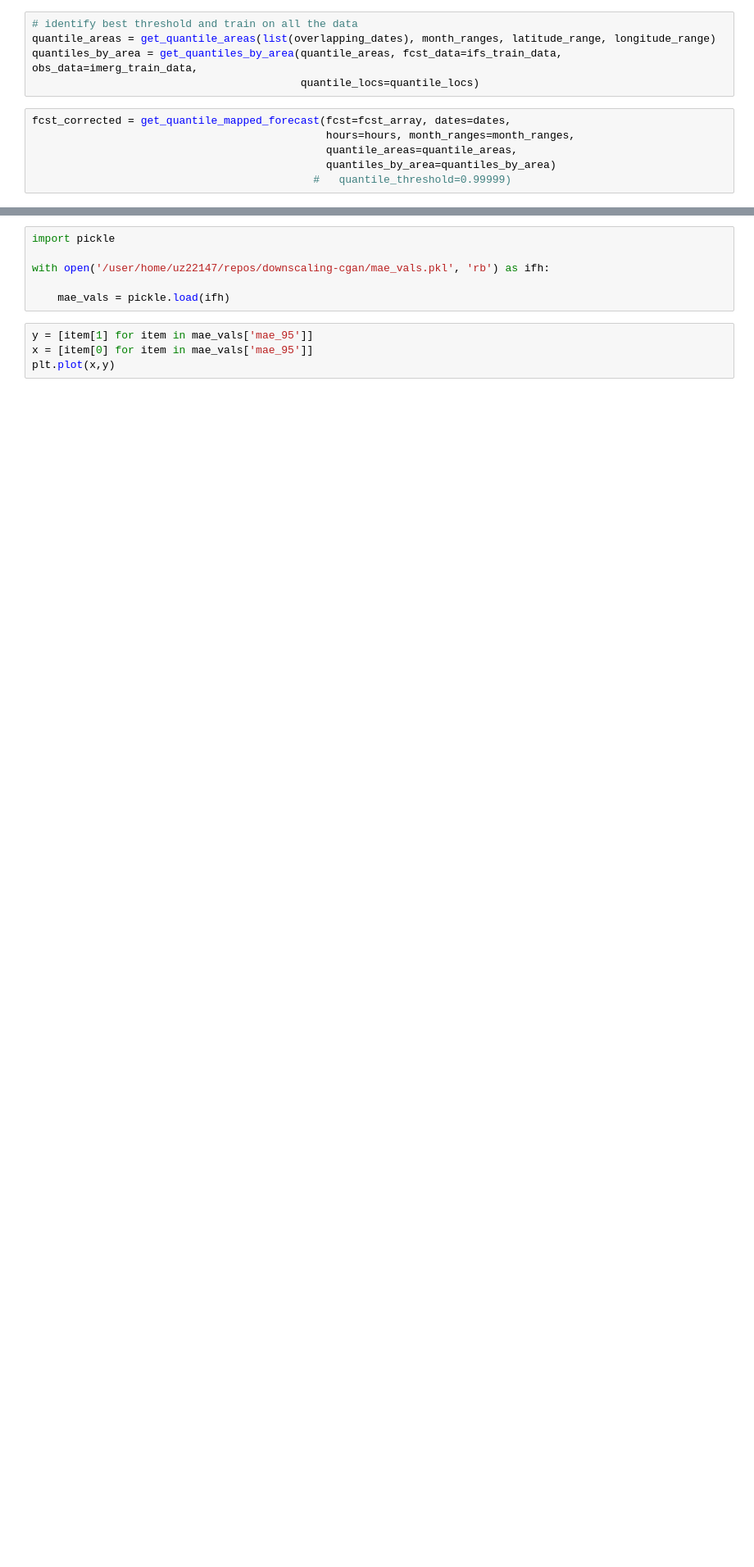
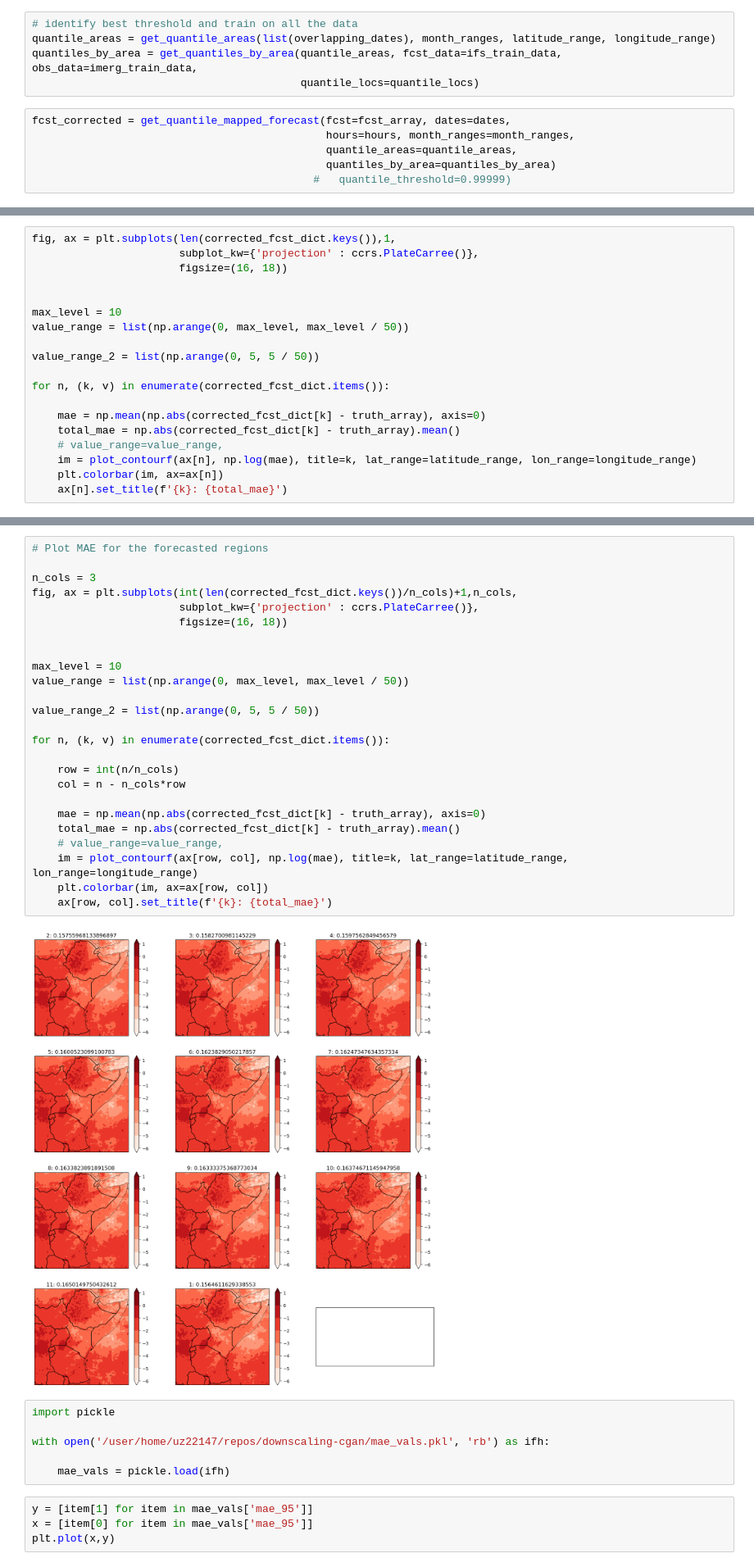
Before and after one commit to mlangguth89/downscaling-cgan, a Jupyter notebook: notebooks/quantile_mapping.ipynb, the cells around one changed output, grey strips where cells are left out. Shown at 82% size. Saved outputs shown, nothing was run; the diff lists cells and outputs as text; blank space fills up the shorter version.

```diff
--- a/notebooks/quantile_mapping.ipynb
+++ b/notebooks/quantile_mapping.ipynb
@@ -128,0 +144,19 @@ fcst_corrected = get_quantile_mapped_forecast(fcst=fcst_array, dates=dates,
+# %%
+fig, ax = plt.subplots(len(corrected_fcst_dict.keys()),1,
+                       subplot_kw={'projection' : ccrs.PlateCarree()},
+                       figsize=(16, 18))
+
+
+max_level = 10
+value_range = list(np.arange(0, max_level, max_level / 50))
+
+value_range_2 = list(np.arange(0, 5, 5 / 50))
+
+for n, (k, v) in enumerate(corrected_fcst_dict.items()):
+
+    mae = np.mean(np.abs(corrected_fcst_dict[k] - truth_array), axis=0)
+    total_mae = np.abs(corrected_fcst_dict[k] - truth_array).mean()
+    # value_range=value_range,
+    im = plot_contourf(ax[n], np.log(mae), title=k, lat_range=latitude_range, lon_range=longitude_range)
+    plt.colorbar(im, ax=ax[n])
+    ax[n].set_title(f'{k}: {total_mae}')
@@ -129,3 +186,30 @@ fcst_corrected = get_quantile_mapped_forecast(fcst=fcst_array, dates=dates,
+# %%
+# Plot MAE for the forecasted regions
+
+n_cols = 3
+fig, ax = plt.subplots(int(len(corrected_fcst_dict.keys())/n_cols)+1,n_cols,
+                       subplot_kw={'projection' : ccrs.PlateCarree()},
+                       figsize=(16, 18))
+
+
+max_level = 10
+value_range = list(np.arange(0, max_level, max_level / 50))
+
+value_range_2 = list(np.arange(0, 5, 5 / 50))
+
+for n, (k, v) in enumerate(corrected_fcst_dict.items()):
+
+    row = int(n/n_cols)
+    col = n - n_cols*row
+
+    mae = np.mean(np.abs(corrected_fcst_dict[k] - truth_array), axis=0)
+    total_mae = np.abs(corrected_fcst_dict[k] - truth_array).mean()
+    # value_range=value_range,
+    im = plot_contourf(ax[row, col], np.log(mae), title=k, lat_range=latitude_range, lon_range=longitude_range)
+    plt.colorbar(im, ax=ax[row, col])
+    ax[row, col].set_title(f'{k}: {total_mae}')
+# %% [output]
+[figure, added]
 # %%
 import pickle
 
```
Also changed, not shown: parts of 5 cells of this notebook, 6 other files.
